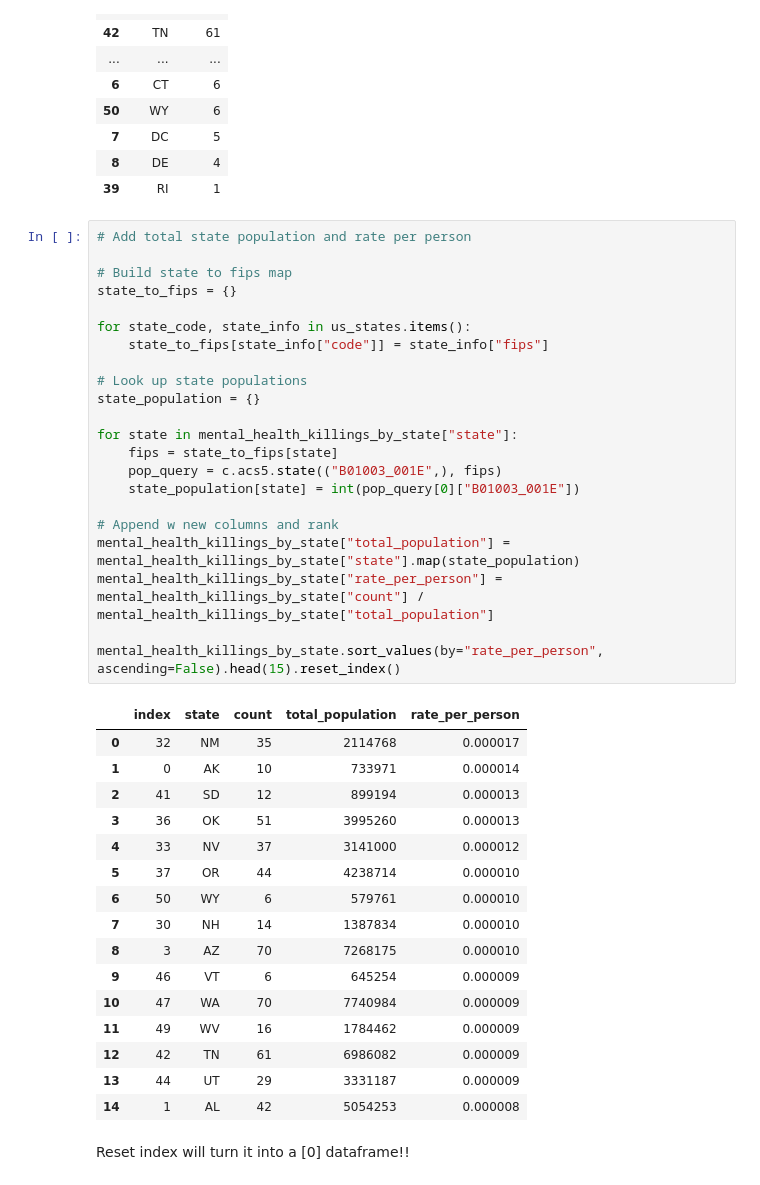
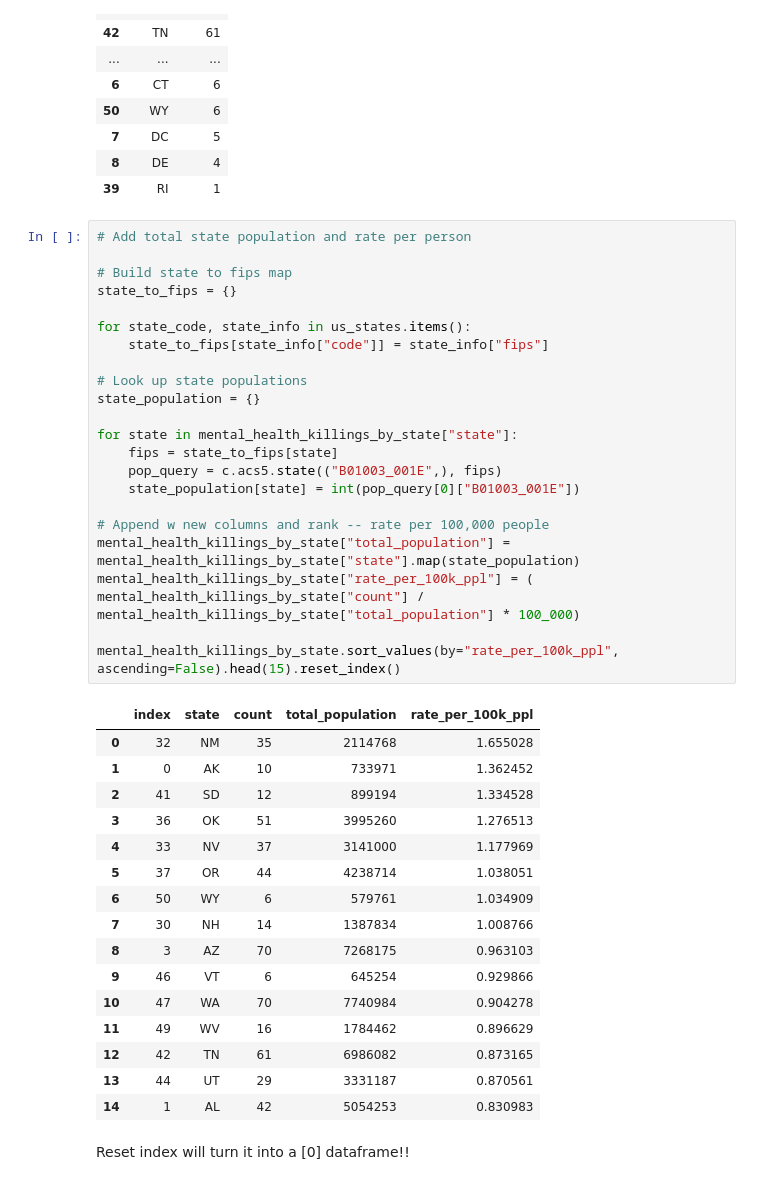
Before and after one commit to jack-walk/CUNY_adv-data, a Jupyter notebook: w5/output/homework5 copy.ipynb, the cells around one changed output. Saved outputs shown, nothing was run; the diff lists cells and outputs as text.

```diff
--- a/w5/output/homework5 copy.ipynb
+++ b/w5/output/homework5 copy.ipynb
@@ -509,42 +509,42 @@ mental_health_killings_by_state
 # %%
 # Add total state population and rate per person
 
 # Build state to fips map
 state_to_fips = {}
 
 for state_code, state_info in us_states.items():
     state_to_fips[state_info["code"]] = state_info["fips"]
 
 # Look up state populations
 state_population = {}
 
 for state in mental_health_killings_by_state["state"]:
     fips = state_to_fips[state]
     pop_query = c.acs5.state(("B01003_001E",), fips)
     state_population[state] = int(pop_query[0]["B01003_001E"])
 
-# Append w new columns and rank
+# Append w new columns and rank -- rate per 100,000 people
 mental_health_killings_by_state["total_population"] = mental_health_killings_by_state["state"].map(state_population)
-mental_health_killings_by_state["rate_per_person"] = mental_health_killings_by_state["count"] / mental_health_killings_by_state["total_population"]
+mental_health_killings_by_state["rate_per_100k_ppl"] = ( mental_health_killings_by_state["count"] / mental_health_killings_by_state["total_population"] * 100_000)
 
-mental_health_killings_by_state.sort_values(by="rate_per_person", ascending=False).head(15).reset_index()
+mental_health_killings_by_state.sort_values(by="rate_per_100k_ppl", ascending=False).head(15).reset_index()
 # %% [output]
-|  | index | state | count | total_population | rate_per_person |
-| 0 | 32 | NM | 35 | 2114768 | 0.000017 |
-| 1 | 0 | AK | 10 | 733971 | 0.000014 |
-| 2 | 41 | SD | 12 | 899194 | 0.000013 |
-| 3 | 36 | OK | 51 | 3995260 | 0.000013 |
-| 4 | 33 | NV | 37 | 3141000 | 0.000012 |
-| 5 | 37 | OR | 44 | 4238714 | 0.000010 |
-| 6 | 50 | WY | 6 | 579761 | 0.000010 |
-| 7 | 30 | NH | 14 | 1387834 | 0.000010 |
-| 8 | 3 | AZ | 70 | 7268175 | 0.000010 |
-| 9 | 46 | VT | 6 | 645254 | 0.000009 |
-| 10 | 47 | WA | 70 | 7740984 | 0.000009 |
-| 11 | 49 | WV | 16 | 1784462 | 0.000009 |
-| 12 | 42 | TN | 61 | 6986082 | 0.000009 |
-| 13 | 44 | UT | 29 | 3331187 | 0.000009 |
-| 14 | 1 | AL | 42 | 5054253 | 0.000008 |
+|  | index | state | count | total_population | rate_per_100k_ppl |
+| 0 | 32 | NM | 35 | 2114768 | 1.655028 |
+| 1 | 0 | AK | 10 | 733971 | 1.362452 |
+| 2 | 41 | SD | 12 | 899194 | 1.334528 |
+| 3 | 36 | OK | 51 | 3995260 | 1.276513 |
+| 4 | 33 | NV | 37 | 3141000 | 1.177969 |
+| 5 | 37 | OR | 44 | 4238714 | 1.038051 |
+| 6 | 50 | WY | 6 | 579761 | 1.034909 |
+| 7 | 30 | NH | 14 | 1387834 | 1.008766 |
+| 8 | 3 | AZ | 70 | 7268175 | 0.963103 |
+| 9 | 46 | VT | 6 | 645254 | 0.929866 |
+| 10 | 47 | WA | 70 | 7740984 | 0.904278 |
+| 11 | 49 | WV | 16 | 1784462 | 0.896629 |
+| 12 | 42 | TN | 61 | 6986082 | 0.873165 |
+| 13 | 44 | UT | 29 | 3331187 | 0.870561 |
+| 14 | 1 | AL | 42 | 5054253 | 0.830983 |
 # %% [markdown]
 Reset index will turn it into a [0] dataframe!!
 # %% [markdown]
```
